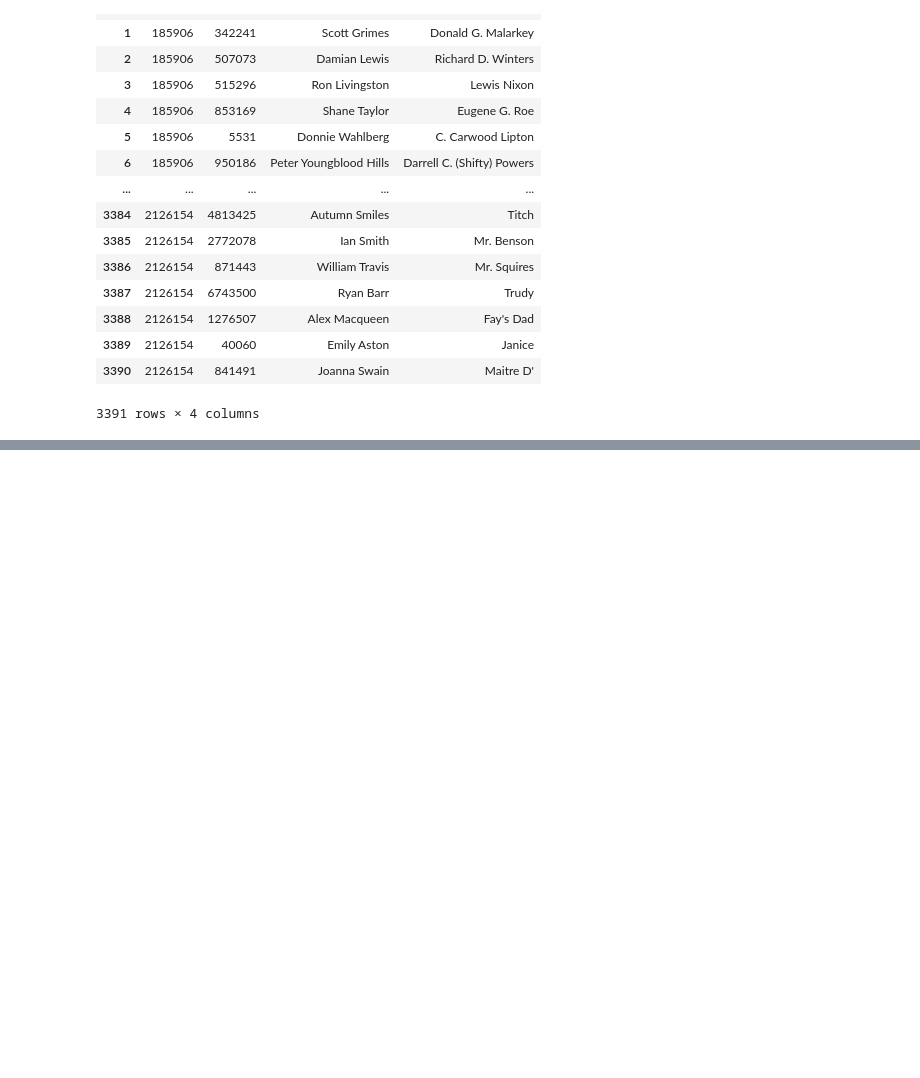
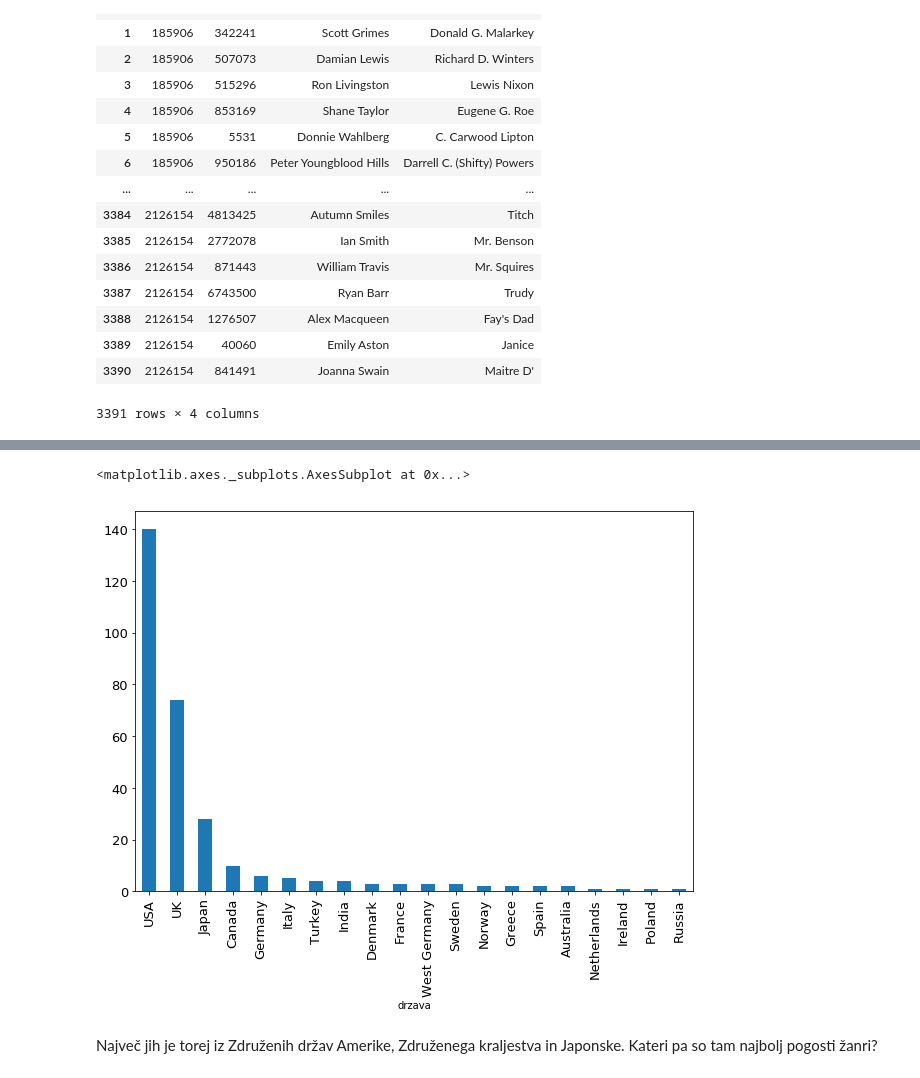
Before and after one commit to matijasteblaj/tv-serije, a Jupyter notebook: Analiza TV-serij.ipynb, the cells around one changed output, grey strips where cells are left out. Saved outputs shown, nothing was run; the diff lists cells and outputs as text; code cells hidden in the pictures; blank space fills up the shorter version.

```diff
--- a/Analiza TV-serij.ipynb
+++ b/Analiza TV-serij.ipynb
@@ -129,0 +133,3 @@ leta
+# %%
+tabela1 = serije[['naslov', 'ocena']].join(drzave)
+tabela1
@@ -129,0 +155,7 @@ leta
+# %%
+tabela1.groupby('drzava').size().sort_values(ascending = False).plot(kind='bar', figsize = (10, 7), fontsize = 13)
+# %% [output]
+<matplotlib.axes._subplots.AxesSubplot at 0x...>
+[figure, added]
+# %% [markdown]
+Največ jih je torej iz Združenih držav Amerike, Združenega kraljestva in Japonske. Kateri pa so tam najbolj pogosti žanri?
```
Also changed, not shown: parts of 11 cells of this notebook.
